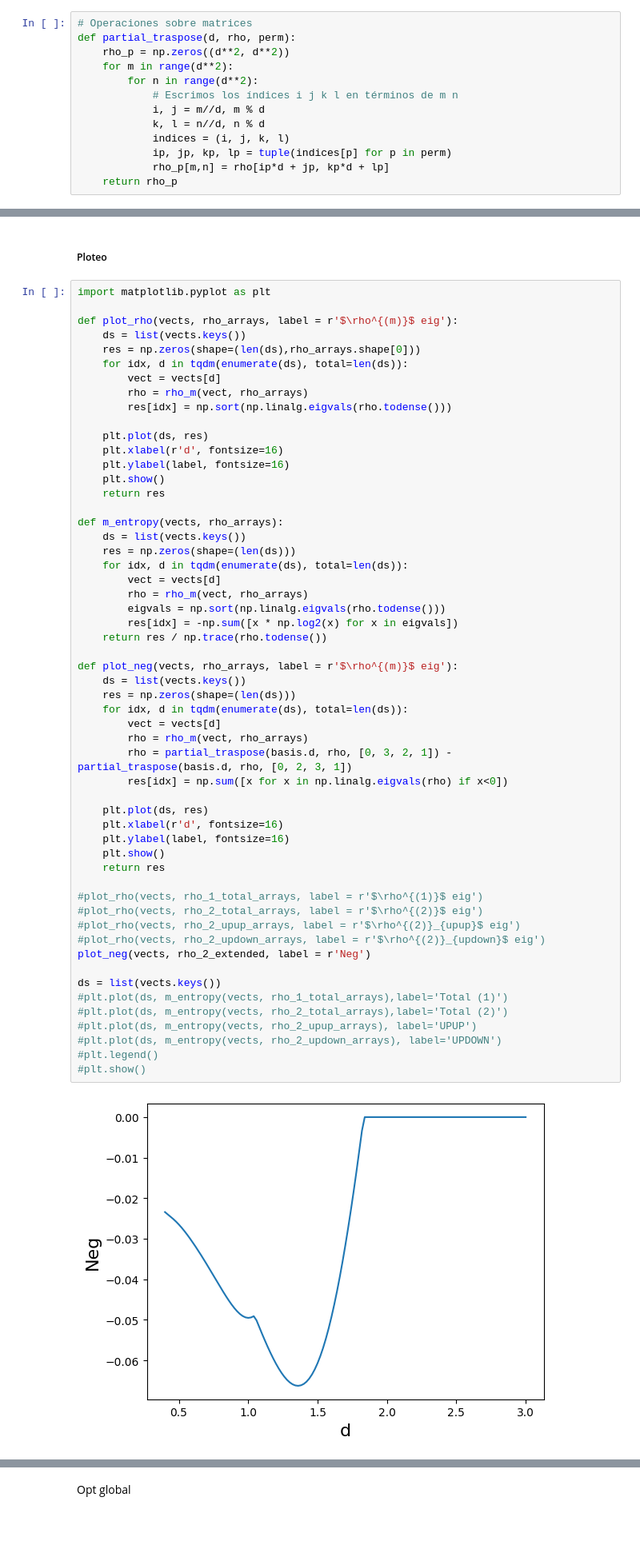
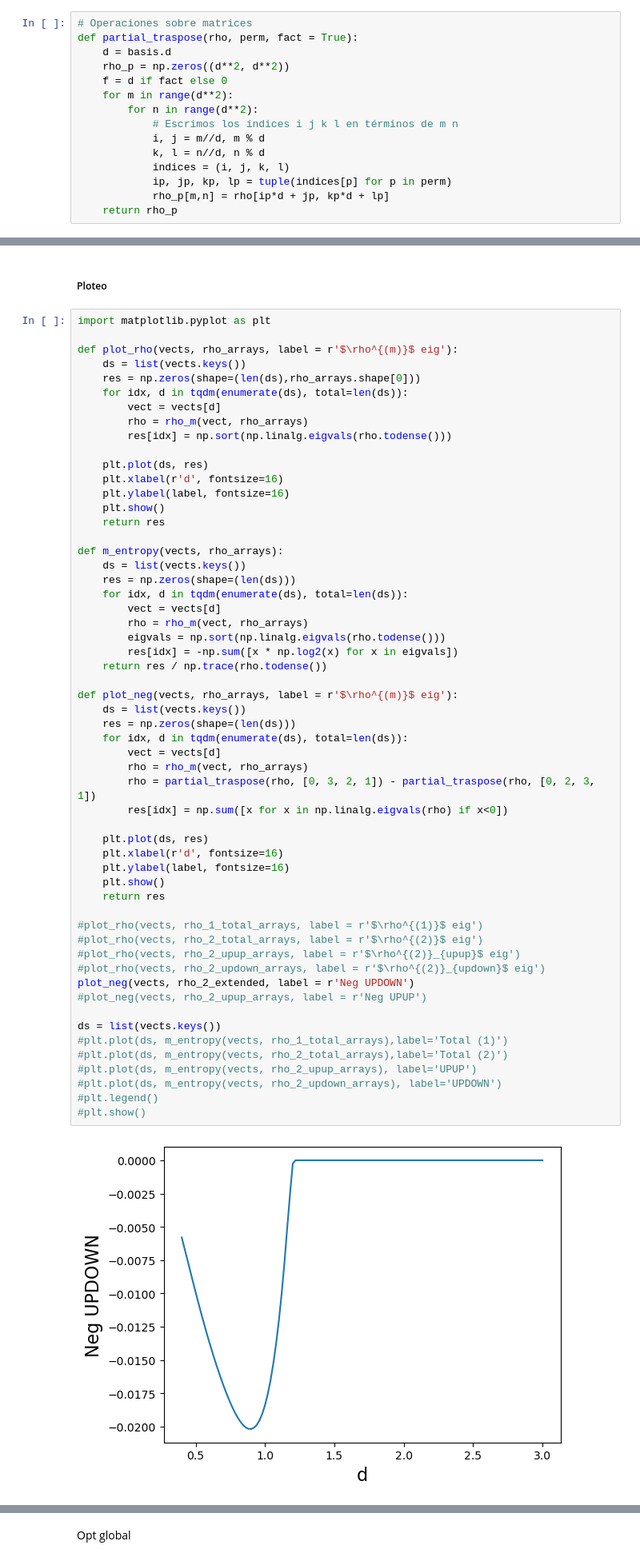
Before and after one commit to aguschanchu/q-chemistry, a Jupyter notebook: main.ipynb, the cells around one changed output, grey strips where cells are left out. Shown at 80% size. Saved outputs shown, nothing was run; the diff lists cells and outputs as text; blank space fills up the shorter version.

Commit message:
neg UPDOWN works, wip on UPUP

```diff
--- a/main.ipynb
+++ b/main.ipynb
@@ -699,7 +684,9 @@ rho_2_extended = rho_2_gen_ext(basis_total, 2)
 # %%
 # Operaciones sobre matrices
-def partial_traspose(d, rho, perm):
+def partial_traspose(rho, perm, fact = True):
+    d = basis.d
     rho_p = np.zeros((d**2, d**2))
+    f = d if fact else 0
     for m in range(d**2):
         for n in range(d**2):
             # Escrimos los índices i j k l en términos de m n
@@ -754,33 +725,34 @@ def m_entropy(vects, rho_arrays):
         res[idx] = -np.sum([x * np.log2(x) for x in eigvals])
     return res / np.trace(rho.todense())
 
 def plot_neg(vects, rho_arrays, label = r'$\rho^{(m)}$ eig'):
     ds = list(vects.keys())
     res = np.zeros(shape=(len(ds)))
     for idx, d in tqdm(enumerate(ds), total=len(ds)):
         vect = vects[d]
         rho = rho_m(vect, rho_arrays)
-        rho = partial_traspose(basis.d, rho, [0, 3, 2, 1]) - partial_traspose(basis.d, rho, [0, 2, 3, 1])
+        rho = partial_traspose(rho, [0, 3, 2, 1]) - partial_traspose(rho, [0, 2, 3, 1])
         res[idx] = np.sum([x for x in np.linalg.eigvals(rho) if x<0])
 
     plt.plot(ds, res)
     plt.xlabel(r'd', fontsize=16)
     plt.ylabel(label, fontsize=16)
     plt.show()
     return res
 
 #plot_rho(vects, rho_1_total_arrays, label = r'$\rho^{(1)}$ eig')
 #plot_rho(vects, rho_2_total_arrays, label = r'$\rho^{(2)}$ eig')
 #plot_rho(vects, rho_2_upup_arrays, label = r'$\rho^{(2)}_{upup}$ eig')
 #plot_rho(vects, rho_2_updown_arrays, label = r'$\rho^{(2)}_{updown}$ eig')
-plot_neg(vects, rho_2_extended, label = r'Neg')
+plot_neg(vects, rho_2_extended, label = r'Neg UPDOWN')
+#plot_neg(vects, rho_2_upup_arrays, label = r'Neg UPUP')
 
 ds = list(vects.keys())
 #plt.plot(ds, m_entropy(vects, rho_1_total_arrays),label='Total (1)')
 #plt.plot(ds, m_entropy(vects, rho_2_total_arrays),label='Total (2)')
 #plt.plot(ds, m_entropy(vects, rho_2_upup_arrays), label='UPUP')
 #plt.plot(ds, m_entropy(vects, rho_2_updown_arrays), label='UPDOWN')
 #plt.legend()
 #plt.show()
 # %% [output]
-[figure, old version]
+[figure, new version]
```
Also changed, not shown: parts of 7 cells of this notebook.
